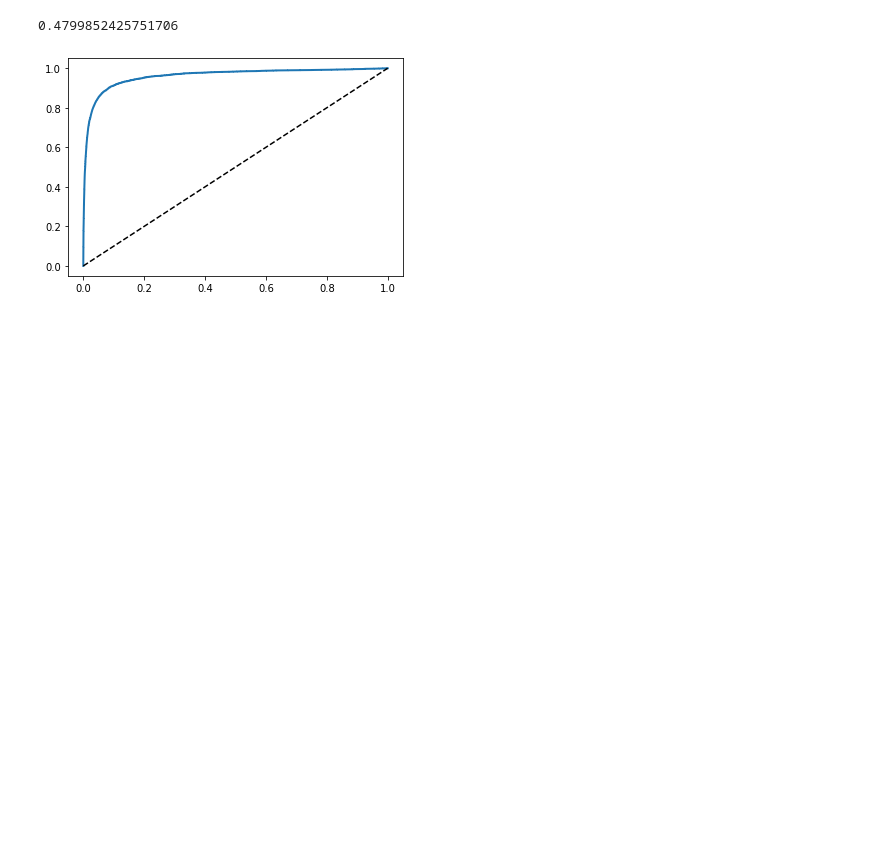
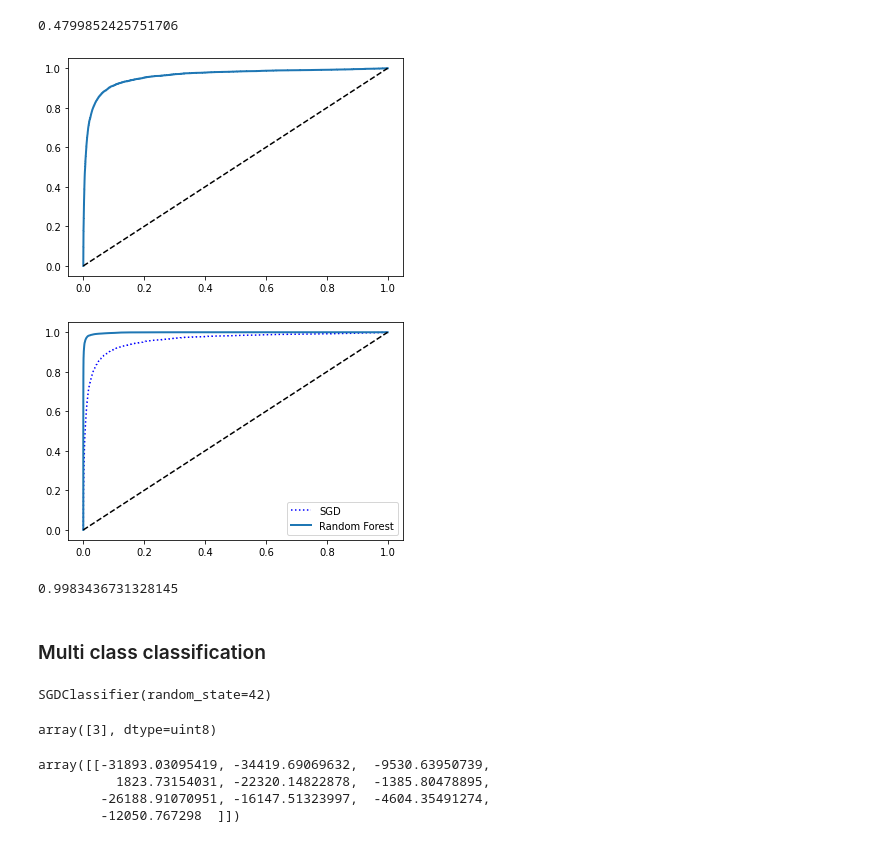
Before and after one commit to satyajitghosh/learningML, a Jupyter notebook: geronBook/ch3.ipynb, the cells around one changed output. Saved outputs shown, nothing was run; the diff lists cells and outputs as text; code cells hidden in the pictures; blank space fills up the shorter version.

```diff
--- a/geronBook/ch3.ipynb
+++ b/geronBook/ch3.ipynb
@@ -225,3 +225,42 @@ plot_roc_curve(fpr, tpr)
 plt.show()
 # %% [output]
 [figure]
+# %%
+from sklearn.ensemble import RandomForestClassifier
+forest_clf = RandomForestClassifier(random_state=42)
+y_probas_forest = cross_val_predict(forest_clf, X_train, y_train_5, cv=3, method="predict_proba")
+# %%
+#predict_proba returns a array - each row for one instance(image), each column for one class not5/is5
+# value of cell i,j represents the probability that the ith instance belongs to the jth class.
+y_scores_forest = y_probas_forest[:, 1]   # score = proba of positive class
+fpr_forest, tpr_forest, thresholds_forest = roc_curve(y_train_5,y_scores_forest)
+# %%
+plt.plot(fpr, tpr, "b:", label="SGD")
+plot_roc_curve(fpr_forest, tpr_forest, "Random Forest")
+plt.legend(loc="lower right")
+plt.show()
+# %% [output]
+[figure, added]
+# %%
+from sklearn.metrics import roc_auc_score
+roc_auc_score(y_train_5, y_scores_forest)
+# %% [output]
+0.9983436731328145
+# %% [markdown]
+### Multi class classification
+# %%
+sgd_clf.fit(X_train, y_train)
+# %% [output]
+SGDClassifier(random_state=42)
+# %%
+sgd_clf.predict(some_digit)
+# %% [output]
+array([3], dtype=uint8)
+# %%
+some_digit_scores = sgd_clf.decision_function(some_digit)
+some_digit_scores
+# %% [output]
+array([[-31893.03095419, -34419.69069632,  -9530.63950739,
+          1823.73154031, -22320.14822878,  -1385.80478895,
+        -26188.91070951, -16147.51323997,  -4604.35491274,
+        -12050.767298  ]])
```
Also changed, not shown: parts of 18 cells of this notebook.
